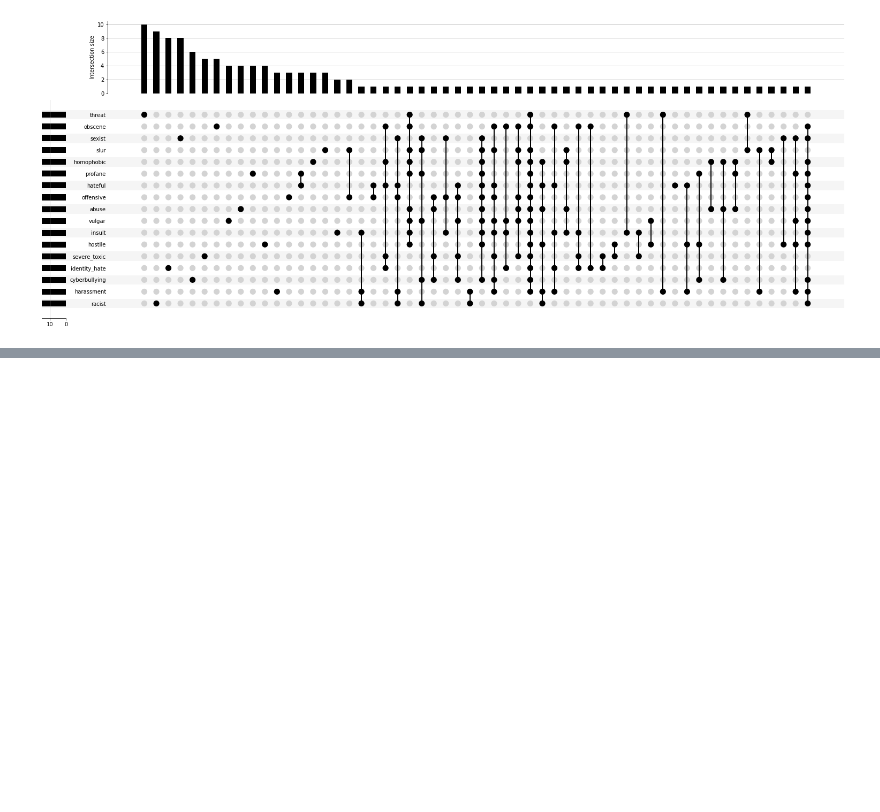
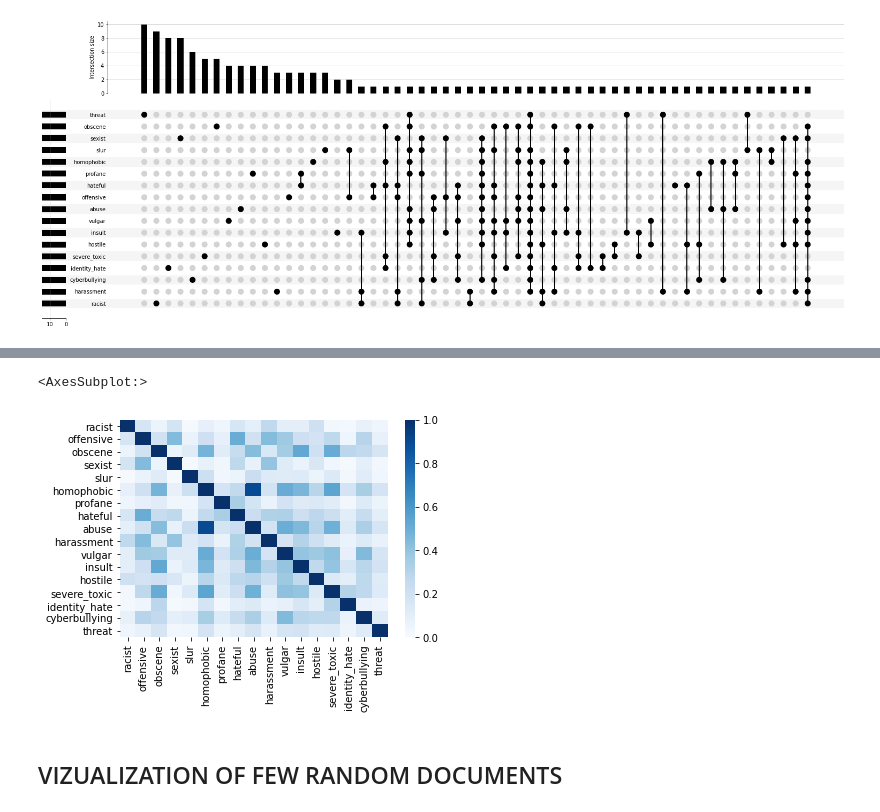
Before and after one commit to pushkill/NLP-project, a Jupyter notebook: tfidf.ipynb, the cells around one changed output, grey strips where cells are left out. Saved outputs shown, nothing was run; the diff lists cells and outputs as text; code cells hidden in the pictures; blank space fills up the shorter version.

Commit message:
TFIDF vizs
Tfidf vizualization with some random tweets.. For basics should be ok

```diff
--- a/tfidf.ipynb
+++ b/tfidf.ipynb
@@ -87,12 +89,14 @@ import upsetplot
 # %% [markdown]
 Find top words for each category
 # %%
-k = 15
+k = 10
 top_k_dict = {}
+words_by_label_string = {}
 
 for label in labels:
     tmp = df[df['label'] == label]['stems']
     tmp = tmp.apply(pd.Series).stack().reset_index(drop=True)
+    words_by_label_string[label] = ' '.join(list(tmp.values))
     tmp = tmp.value_counts(normalize=True)[:k]
     top_k_dict[label] = tmp
 # %% [markdown]
@@ -150,0 +162,5 @@ upsetplot.plot(example['c'], sort_by="cardinality")
+# %%
+tfIdfVectorizer=TfidfVectorizer(use_idf=True)
+tfIdf = tfIdfVectorizer.fit_transform(list(words_by_label_string.values()))
+df_tfidf = pd.DataFrame(tfIdf[0].T.todense(), index=tfIdfVectorizer.get_feature_names(), columns=["TF-IDF"])
+df_tfidf = df_tfidf.sort_values('TF-IDF', ascending=False)
@@ -150,0 +169,2 @@ upsetplot.plot(example['c'], sort_by="cardinality")
+# %%
+tfidf_array = tfIdf.toarray()
@@ -150,0 +185,10 @@ upsetplot.plot(example['c'], sort_by="cardinality")
+# %%
+cosine_similarities = cosine_similarity(tfidf_array)
+df_similar = pd.DataFrame(cosine_similarities, columns = labels, index = labels)
+# %%
+sns.heatmap(df_similar, vmin=0, vmax=1, cmap='Blues')
+# %% [output]
+<AxesSubplot:>
+[figure, added]
+# %% [markdown]
+## VIZUALIZATION OF FEW RANDOM DOCUMENTS
```
Also changed, not shown: parts of 10 cells of this notebook.
